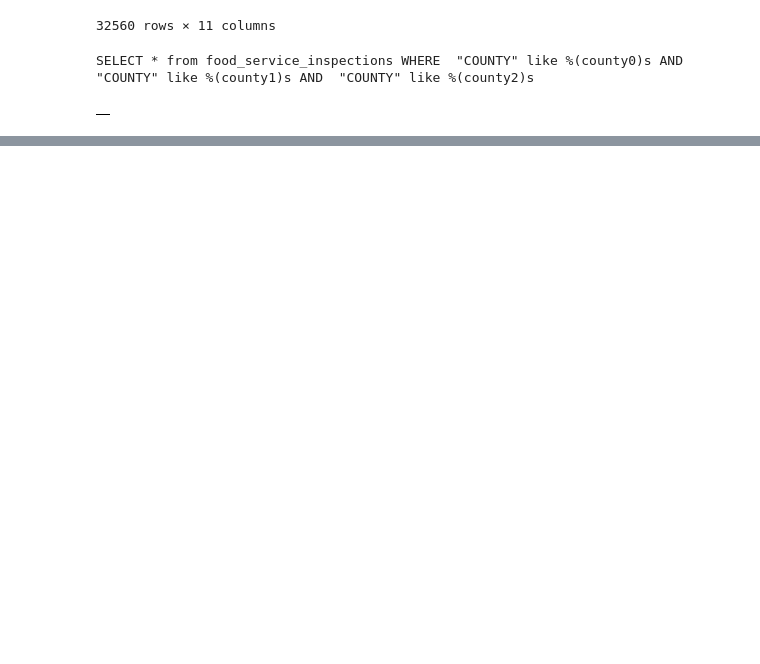
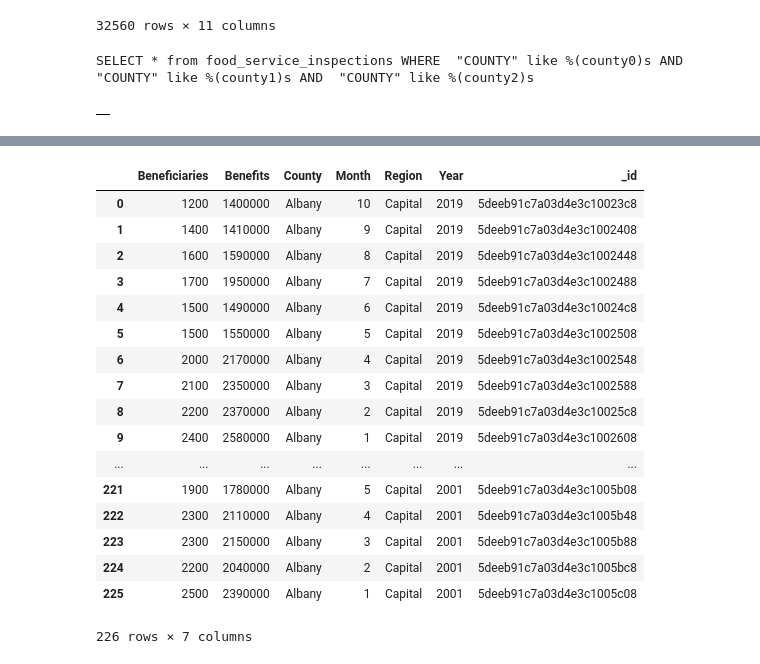
Before and after one commit to Gaurangprasad/DBMS_Fall19_project, a Jupyter notebook: App_Notebook.ipynb, the cells around one changed output, grey strips where cells are left out. Saved outputs shown, nothing was run; the diff lists cells and outputs as text; code cells hidden in the pictures; blank space fills up the shorter version.

```diff
--- a/App_Notebook.ipynb
+++ b/App_Notebook.ipynb
@@ -272,0 +342,4 @@ SELECT * from food_service_inspections WHERE  "COUNTY" like %(county0)s AND  "CO
+# %%
+
+ins = InsuranceData()
+ins.is_connected()
@@ -272,0 +375,22 @@ SELECT * from food_service_inspections WHERE  "COUNTY" like %(county0)s AND  "CO
+# %%
+# Searching for things in particular year
+ins.query().county("albany").run()
+# %% [output]
+|  | Beneficiaries | Benefits | County | Month | Region | Year | _id |
+| 0 | 1200 | 1400000 | Albany | 10 | Capital | 2019 | 5deeb91c7a03d4e3c10023c8 |
+| 1 | 1400 | 1410000 | Albany | 9 | Capital | 2019 | 5deeb91c7a03d4e3c1002408 |
+| 2 | 1600 | 1590000 | Albany | 8 | Capital | 2019 | 5deeb91c7a03d4e3c1002448 |
+| 3 | 1700 | 1950000 | Albany | 7 | Capital | 2019 | 5deeb91c7a03d4e3c1002488 |
+| 4 | 1500 | 1490000 | Albany | 6 | Capital | 2019 | 5deeb91c7a03d4e3c10024c8 |
+| 5 | 1500 | 1550000 | Albany | 5 | Capital | 2019 | 5deeb91c7a03d4e3c1002508 |
+| 6 | 2000 | 2170000 | Albany | 4 | Capital | 2019 | 5deeb91c7a03d4e3c1002548 |
+| 7 | 2100 | 2350000 | Albany | 3 | Capital | 2019 | 5deeb91c7a03d4e3c1002588 |
+| 8 | 2200 | 2370000 | Albany | 2 | Capital | 2019 | 5deeb91c7a03d4e3c10025c8 |
+| 9 | 2400 | 2580000 | Albany | 1 | Capital | 2019 | 5deeb91c7a03d4e3c1002608 |
+| ... | ... | ... | ... | ... | ... | ... | ... |
+| 221 | 1900 | 1780000 | Albany | 5 | Capital | 2001 | 5deeb91c7a03d4e3c1005b08 |
+| 222 | 2300 | 2110000 | Albany | 4 | Capital | 2001 | 5deeb91c7a03d4e3c1005b48 |
+| 223 | 2300 | 2150000 | Albany | 3 | Capital | 2001 | 5deeb91c7a03d4e3c1005b88 |
+| 224 | 2200 | 2040000 | Albany | 2 | Capital | 2001 | 5deeb91c7a03d4e3c1005bc8 |
+| 225 | 2500 | 2390000 | Albany | 1 | Capital | 2001 | 5deeb91c7a03d4e3c1005c08 |
+226 rows × 7 columns
```
Also changed, not shown: parts of 10 cells of this notebook, 1 other file.
